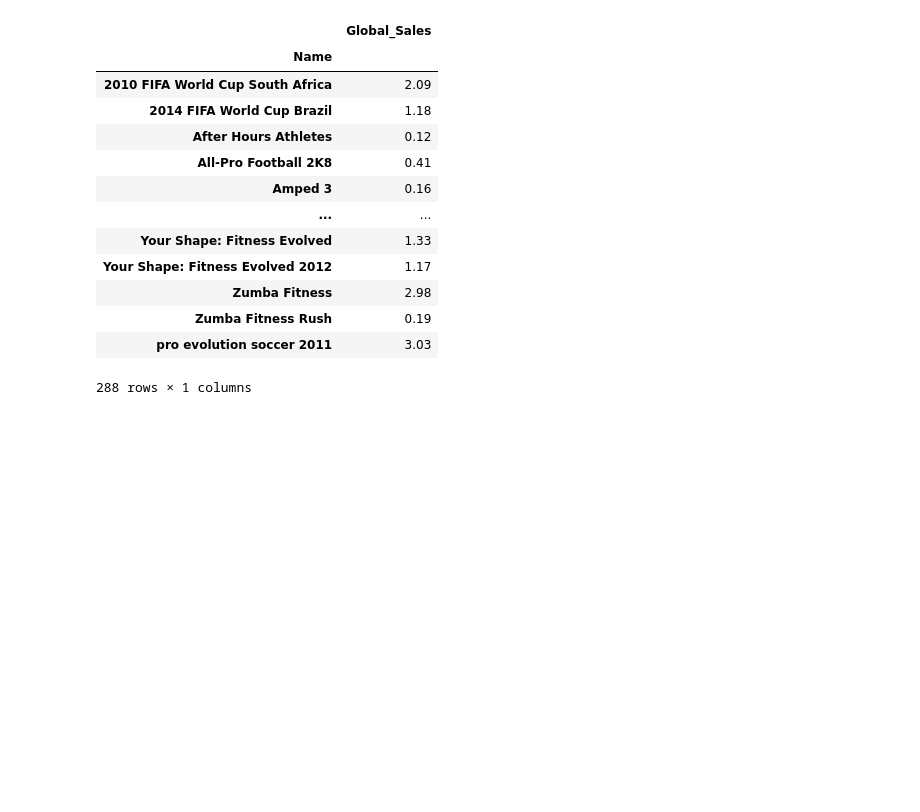
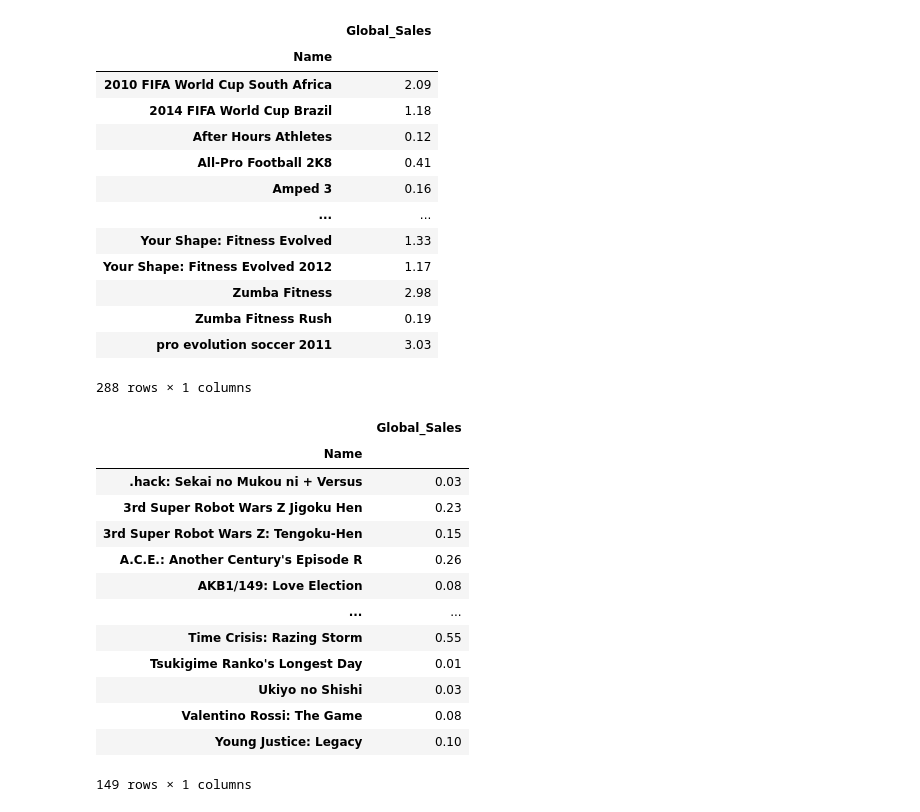
Before and after one commit to junio-firmino/Aprendizado_python, a Jupyter notebook: games.ipynb, the cells around one changed output. Cells and saved outputs as stored; diff of their text form; code cells hidden in the pictures; blank space fills up the shorter version.

```diff
--- a/games.ipynb
+++ b/games.ipynb
@@ -816,3 +816,20 @@ games.loc[games.Genre=='Sports', ['Name','Global_Sales']].groupby('Name').agg('s
 | Zumba Fitness Rush | 0.19 |
 | pro evolution soccer 2011 | 3.03 |
 288 rows × 1 columns
+# %%
+games.loc[games.Publisher=="Namco Bandai Games",['Name','Global_Sales']].groupby('Name').agg('sum')
+# %% [output]
+|  | Global_Sales |
+| Name |  |
+| .hack: Sekai no Mukou ni + Versus | 0.03 |
+| 3rd Super Robot Wars Z Jigoku Hen | 0.23 |
+| 3rd Super Robot Wars Z: Tengoku-Hen | 0.15 |
+| A.C.E.: Another Century's Episode R | 0.26 |
+| AKB1/149: Love Election | 0.08 |
+| ... | ... |
+| Time Crisis: Razing Storm | 0.55 |
+| Tsukigime Ranko's Longest Day | 0.01 |
+| Ukiyo no Shishi | 0.03 |
+| Valentino Rossi: The Game | 0.08 |
+| Young Justice: Legacy | 0.10 |
+149 rows × 1 columns
```
